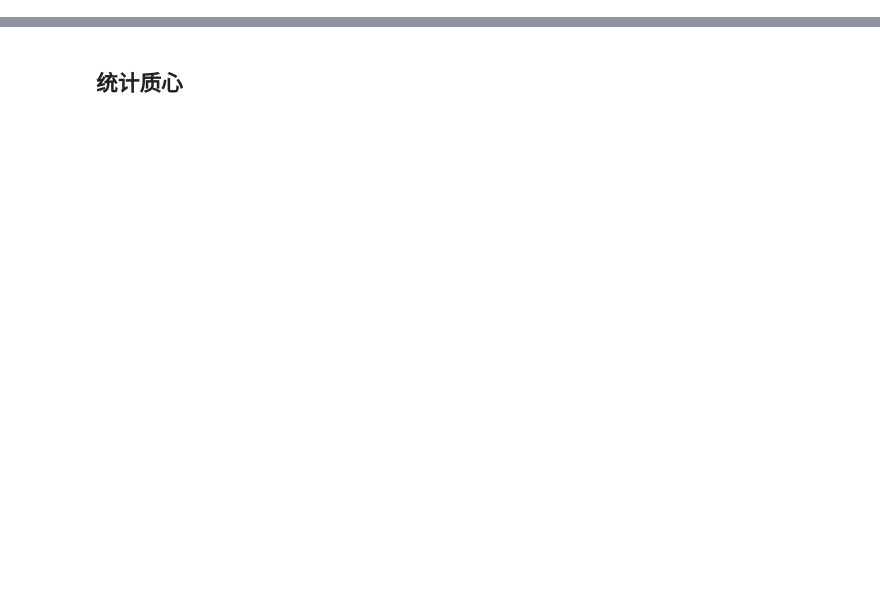
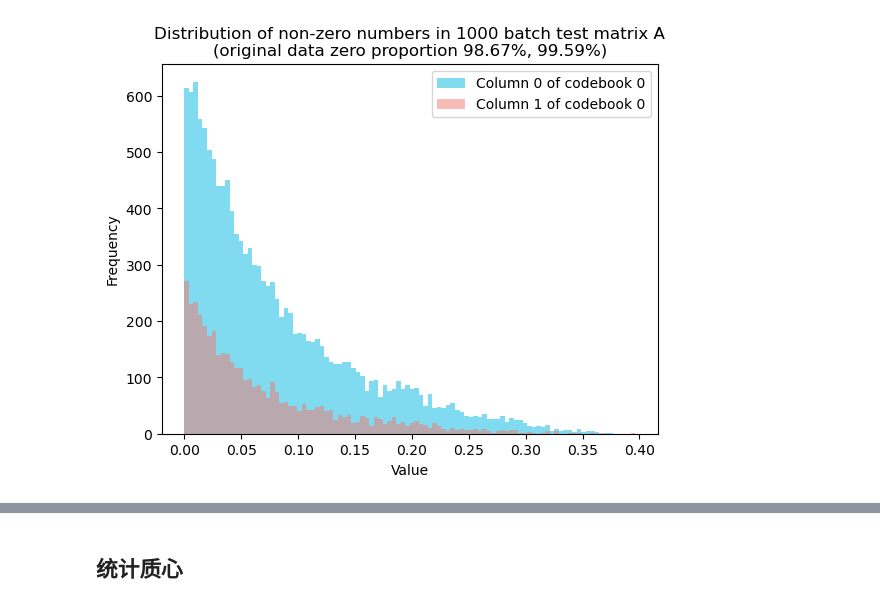
Before and after one commit to Sciroccogti/bolt, a Jupyter notebook: experiments/python/CsiTransformerAMM/intermediate_var/中间变量分布统计.ipynb, the cells around one changed output, grey strips where cells are left out. Saved outputs shown, nothing was run; the diff lists cells and outputs as text; code cells hidden in the pictures; blank space fills up the shorter version.

```diff
--- a/experiments/python/CsiTransformerAMM/intermediate_var/中间变量分布统计.ipynb
+++ b/experiments/python/CsiTransformerAMM/intermediate_var/中间变量分布统计.ipynb
@@ -30,0 +58,13 @@ from amm_methods import *
+# %%
+D = train_data.shape[1]
+DC = int(D / ncodebooks)
+i_cb = 0
+train_data_n_cb = train_data[:,i_cb*DC:(i_cb+1)*DC] # 取1000batch训练集第n个codebook的数据
+train_data_n_cb_col0 = train_data_n_cb[:,0] # 取1000batch训练集第n个codebook的第0列数据
+train_data_n_cb_col1 = train_data_n_cb[:,1] # 取1000batch训练集第n个codebook的第1列数据
+train_data_75_n_cb = train_data_75[:,i_cb*DC:(i_cb+1)*DC] # 取75batch训练集第n个codebook的数据
+train_data_75_n_cb_col0 = train_data_75_n_cb[:,0] # 取75batch训练集第n个codebook的第0列数据
+train_data_75_n_cb_col1 = train_data_75_n_cb[:,1] # 取75batch训练集第n个codebook的第1列数据
+test_data_n_cb = test_data[:,i_cb*DC:(i_cb+1)*DC] # 取1000batch测试集第n个codebook的数据
+test_data_n_cb_col0 = test_data_n_cb[:,0] # 取1000batch测试集第n个codebook的第0列数据
+test_data_n_cb_col1 = test_data_n_cb[:,1] # 取1000batch测试集第n个codebook的第1列数据
@@ -86,0 +191,6 @@ plot_dist_remove0(train_data_n_cb_col1, 100, "Column %d of codebook %d" % (1, n)
+# %%
+# 绘制1000batch测试集第i_cb个codebook的第0、1列数据的分布
+plot_dist_remove0(test_data_n_cb_col0, 100, data2=test_data_n_cb_col1, title="%i batch test matrix A" % test_sam_num,
+                    legend=["Column %d of codebook %d" % (0, i_cb), "Column %d of codebook %d" % (1, i_cb)])
+# %% [output]
+[figure, added]
```
Also changed, not shown: parts of 16 cells of this notebook, 1 other file.
